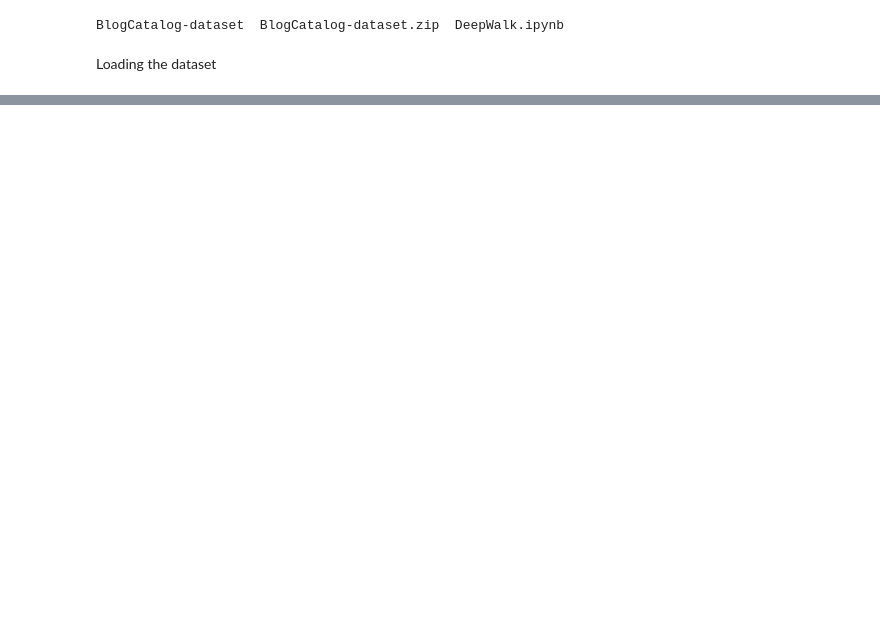
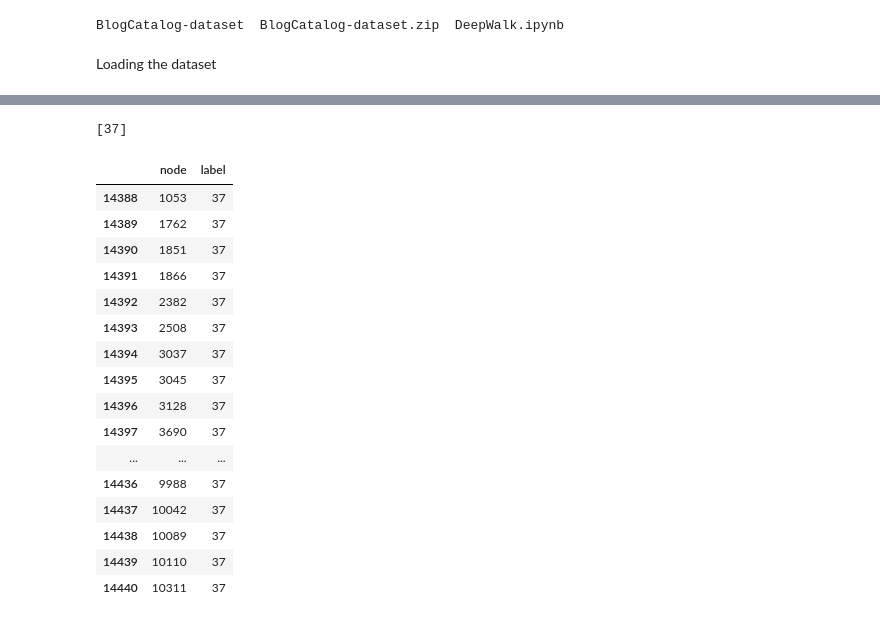
Before and after one commit to Longcodedao/GraphCN-Implementation, a Jupyter notebook: Graph_Embedding/DeepWalk/DeepWalk.ipynb, the cells around one changed output, grey strips where cells are left out. Cells and saved outputs as stored; diff of their text form; code cells hidden in the pictures; blank space fills up the shorter version.

```diff
--- a/Graph_Embedding/DeepWalk/DeepWalk.ipynb
+++ b/Graph_Embedding/DeepWalk/DeepWalk.ipynb
@@ -636,0 +668,25 @@ G.add_edges_from(edges_df.values)
+# %%
+abc = label_nodes_df.groupby('node')['label'].apply(list).to_dict()
+abc[1762]
+# %% [output]
+[37]
+# %%
+label_nodes_df[label_nodes_df['label'] == 37]
+# %% [output]
+|  | node | label |
+| 14388 | 1053 | 37 |
+| 14389 | 1762 | 37 |
+| 14390 | 1851 | 37 |
+| 14391 | 1866 | 37 |
+| 14392 | 2382 | 37 |
+| 14393 | 2508 | 37 |
+| 14394 | 3037 | 37 |
+| 14395 | 3045 | 37 |
+| 14396 | 3128 | 37 |
+| 14397 | 3690 | 37 |
+| ... | ... | ... |
+| 14436 | 9988 | 37 |
+| 14437 | 10042 | 37 |
+| 14438 | 10089 | 37 |
+| 14439 | 10110 | 37 |
+| 14440 | 10311 | 37 |
```
Also changed, not shown: parts of 39 cells of this notebook, 7 other files.
